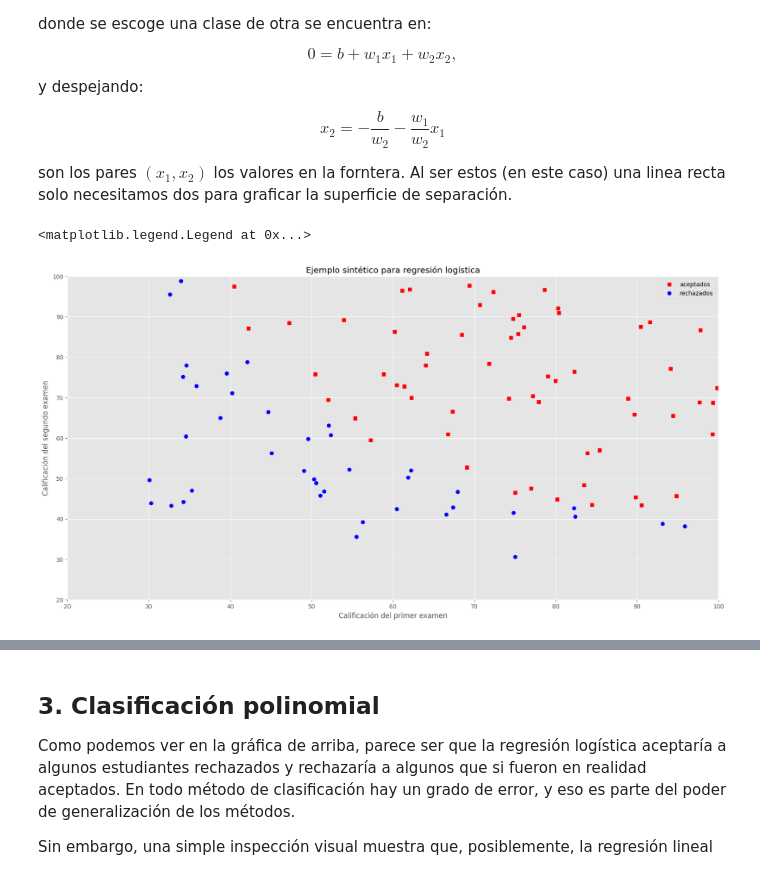
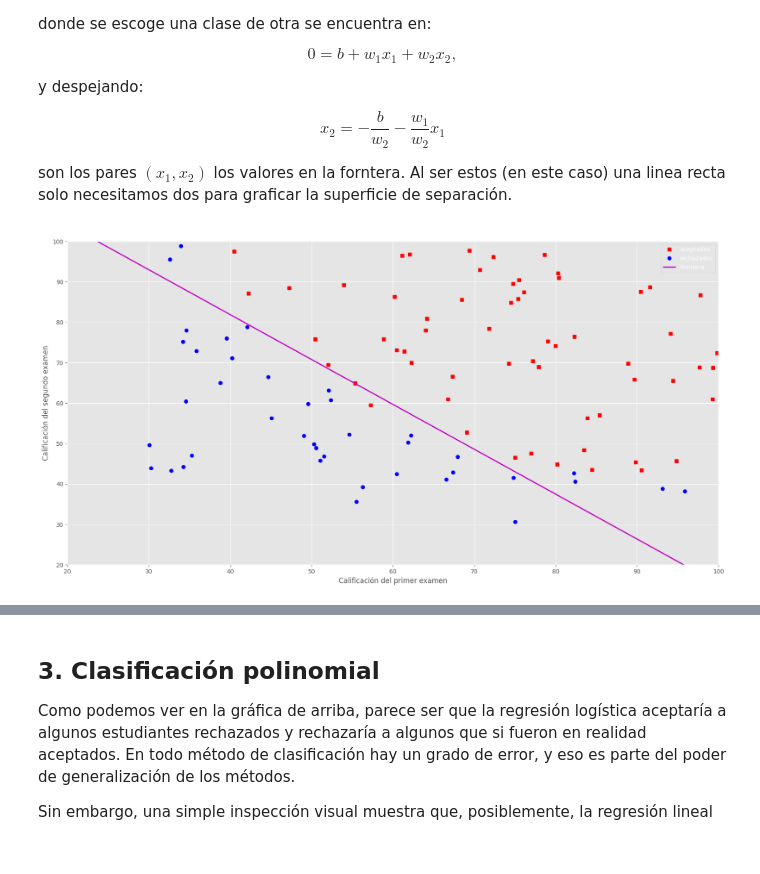
Before and after one commit to Ricardo050427/2-Aprendizaje-2026, a Jupyter notebook: reg_logistica.ipynb, the cells around one changed output, grey strips where cells are left out. Saved outputs shown, nothing was run; the diff lists cells and outputs as text; code cells hidden in the pictures.

```diff
--- a/reg_logistica.ipynb
+++ b/reg_logistica.ipynb
@@ -308,20 +308,24 @@ $$
 
 son los pares $(x_1, x_2)$ los valores en la forntera. Al ser estos (en este caso) una linea recta solo necesitamos dos para graficar la superficie de separación.
 # %%
-x1_frontera = np.array([20, 100]) #Los valores mínimo y máximo que tenemos en la gráfica de puntos
-x2_frontera = -(b / w[1]) - (w[0] / w[1]) * x1_frontera
+alpha = 0.001
+epochs = 200000
+
+w, b, _ = descenso_rl_lotes(x, y, alpha, max_iter=epochs, historial=False)
 
 plt.plot(x[y == 1, 0], x[y == 1, 1], 'sr', label='aceptados')
 plt.plot(x[y == 0, 0], x[y == 0, 1], 'ob', label='rechazados')
-plt.plot(x1_frontera, x2_frontera, '-m')
+x1_frontera = np.array([20, 100])
+x2_frontera = -(b / w[1]) - (w[0] / w[1]) * x1_frontera
+plt.plot(x1_frontera, x2_frontera, '-m', linewidth=2, label='Frontera')
 plt.title(u'Ejemplo sintético para regresión logística')
 plt.xlabel(u'Calificación del primer examen')
 plt.ylabel(u'Calificación del segundo examen')
 plt.axis([20, 100, 20, 100])
 plt.legend(loc=0)
+plt.show()
 # %% [output]
-<matplotlib.legend.Legend at 0x...>
-[figure, old version]
+[figure, new version]
 # %% [markdown]
 Y para que tengas una idea de lo que debería de salir, anexo una figura obtenida con el código que yo hice
 
```
Also changed, not shown: parts of 7 cells of this notebook.
